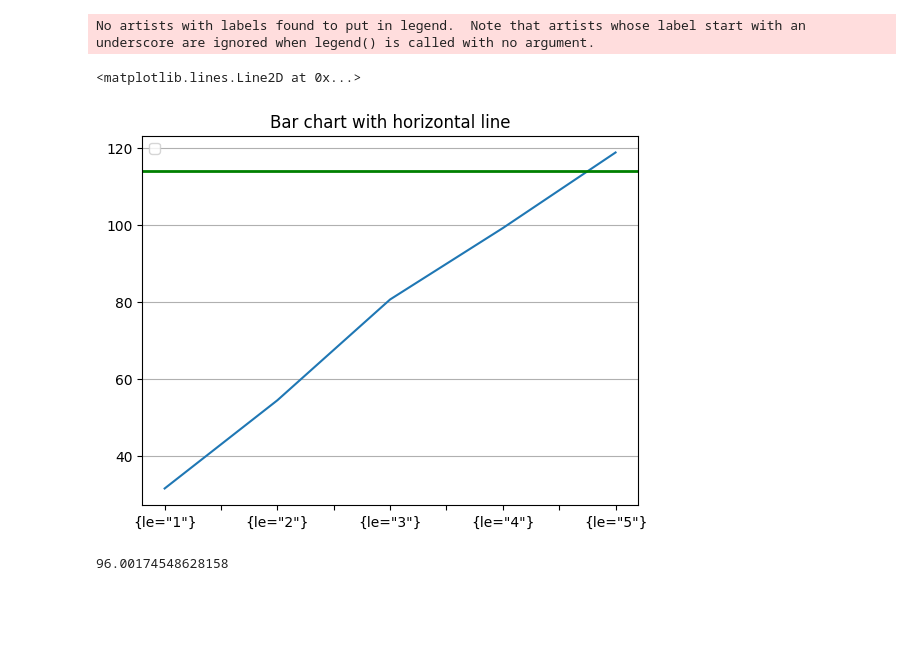
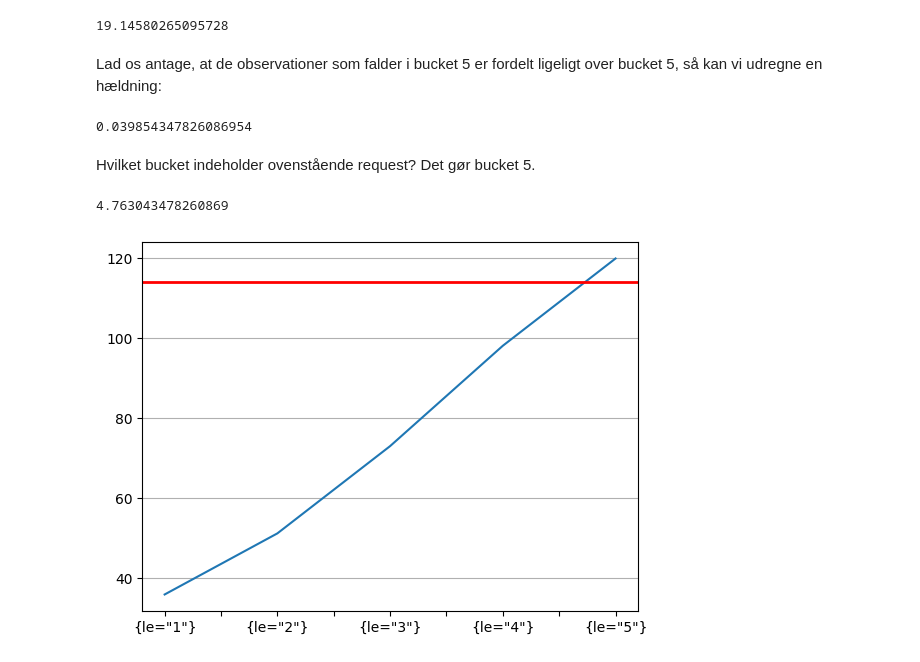
Before and after one commit to carsten-j/statisticsForDevs, a Jupyter notebook: notebooks/prometheus-histogram.ipynb, the cells around one changed output. Cells and saved outputs as stored; diff of their text form; code cells hidden in the pictures; blank space fills up the shorter version.

```diff
--- a/notebooks/prometheus-histogram.ipynb
+++ b/notebooks/prometheus-histogram.ipynb
@@ -37,0 +53,3 @@ dtype: float64
+# %%
+lastMinute = p.query('sum(increase(prom_histogram_bucket[1m])) by (le)')
+lastMinute
@@ -57,14 +93,24 @@ dtype: float64
+# %%
+target = 0.95 * lastMinute['{le="5"}'] - lastMinute['{le="4"}']
+target
+# %% [output]
+19.14580265095728
+# %% [markdown]
+Lad os antage, at de observationer som falder i bucket 5 er fordelt ligeligt over bucket 5, så kan vi udregne en hældning:
+# %%
+slope = 1.0 / (lastMinute['{le="5"}'] - lastMinute['{le="4"}'])
+slope
+# %% [output]
+0.039854347826086954
+# %% [markdown]
+Hvilket bucket indeholder ovenstående request? Det gør bucket 5.
+# %%
+4.0 + slope * target
+# %% [output]
+4.763043478260869
 # %%
-bar_plot = foo[1:].plot(kind='line', title = 'Bar chart with horizontal line');
-bar_plot.legend(loc='upper left');
-bar_plot.grid(axis='y');
-#draw the line
-bar_plot.axhline(y=0.95*120, color= 'red', linewidth=2,)
+plot = lastMinute[1:].plot(kind='line');
+plot.grid(axis='y');
+_  = plot.axhline(y=0.95*120, color= 'red', linewidth=2,)
 # %% [output]
-No artists with labels found to put in legend.  Note that artists whose label start with an underscore are ignored when legend() is called with no argument.
-<matplotlib.lines.Line2D at 0x...>
-[figure, old version]
+[figure, new version]
-# %%
-foo['{le="4"}']
-# %% [output]
-96.00174548628158
```
Also changed, not shown: parts of 17 cells of this notebook, 3 other files.
